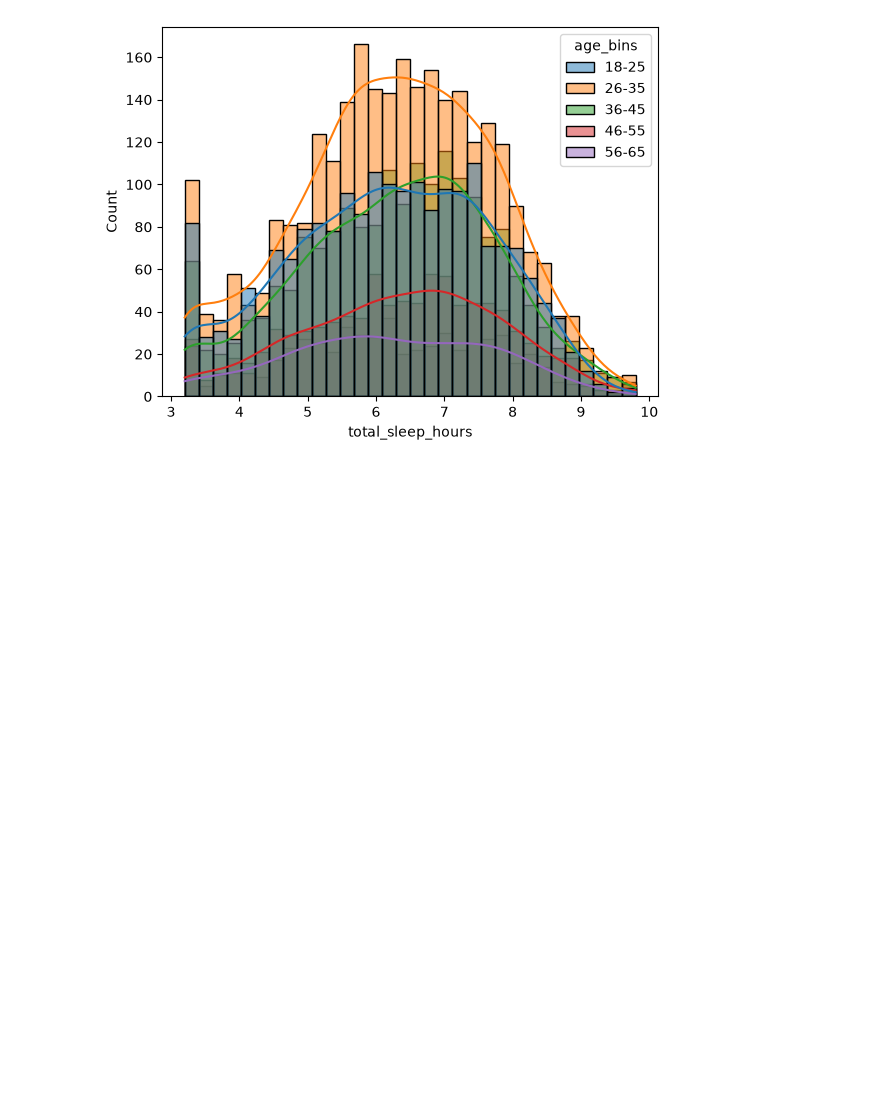
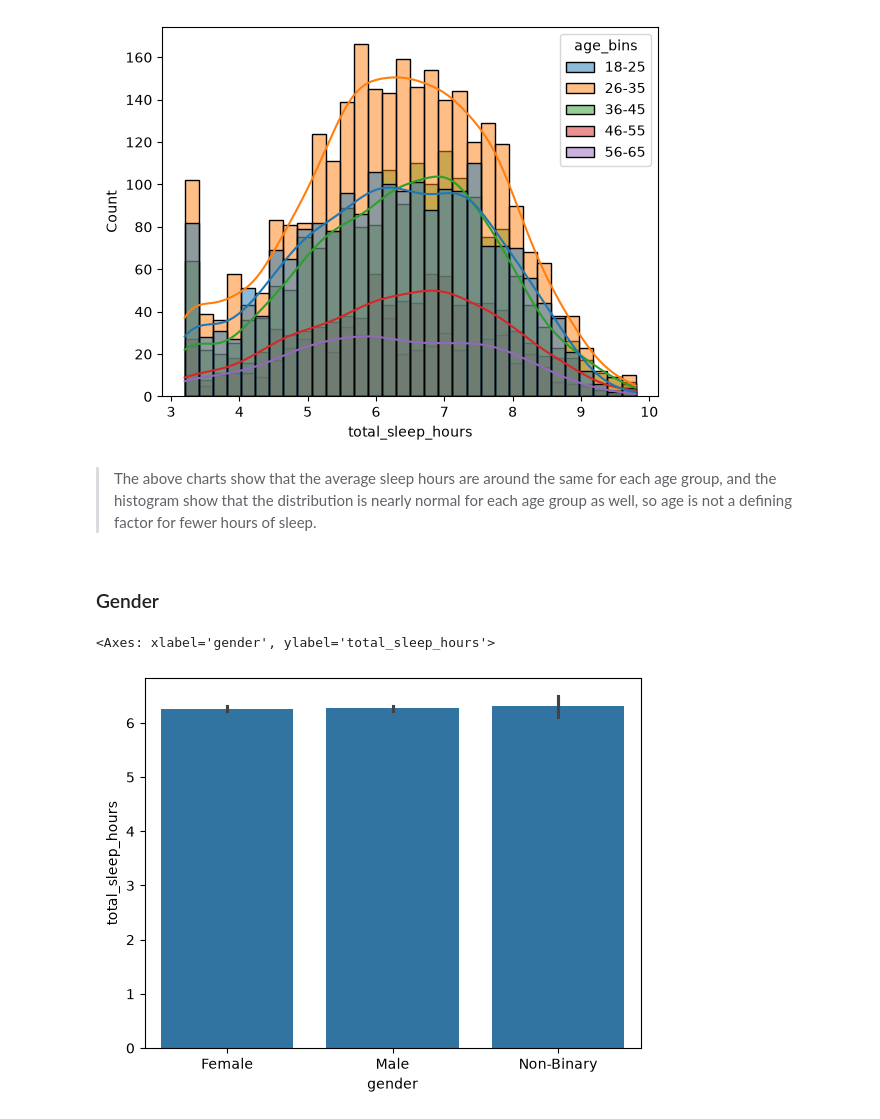
Before and after one commit to danielphilip12/Sleep-Debt, a Jupyter notebook: notebooks/01_eda.ipynb, the cells around one changed output. Drawn from its saved outputs; the diff is of its cells as text; code cells hidden in the pictures; blank space fills up the shorter version.

```diff
--- a/notebooks/01_eda.ipynb
+++ b/notebooks/01_eda.ipynb
@@ -142,3 +153,12 @@ sns.histplot(data=df, x=target, hue='age_bins', kde=True)
 # %% [output]
 <Axes: xlabel='total_sleep_hours', ylabel='Count'>
 [figure]
+# %% [markdown]
+> The above charts show that the average sleep hours are around the same for each age group, and the histogram show that the distribution is nearly normal for each age group as well, so age is not a defining factor for fewer hours of sleep.
+# %% [markdown]
+### Gender
+# %%
+sns.barplot(data=df, x='gender', y=target)
+# %% [output]
+<Axes: xlabel='gender', ylabel='total_sleep_hours'>
+[figure, added]
```
Also changed, not shown: parts of 12 cells of this notebook.
